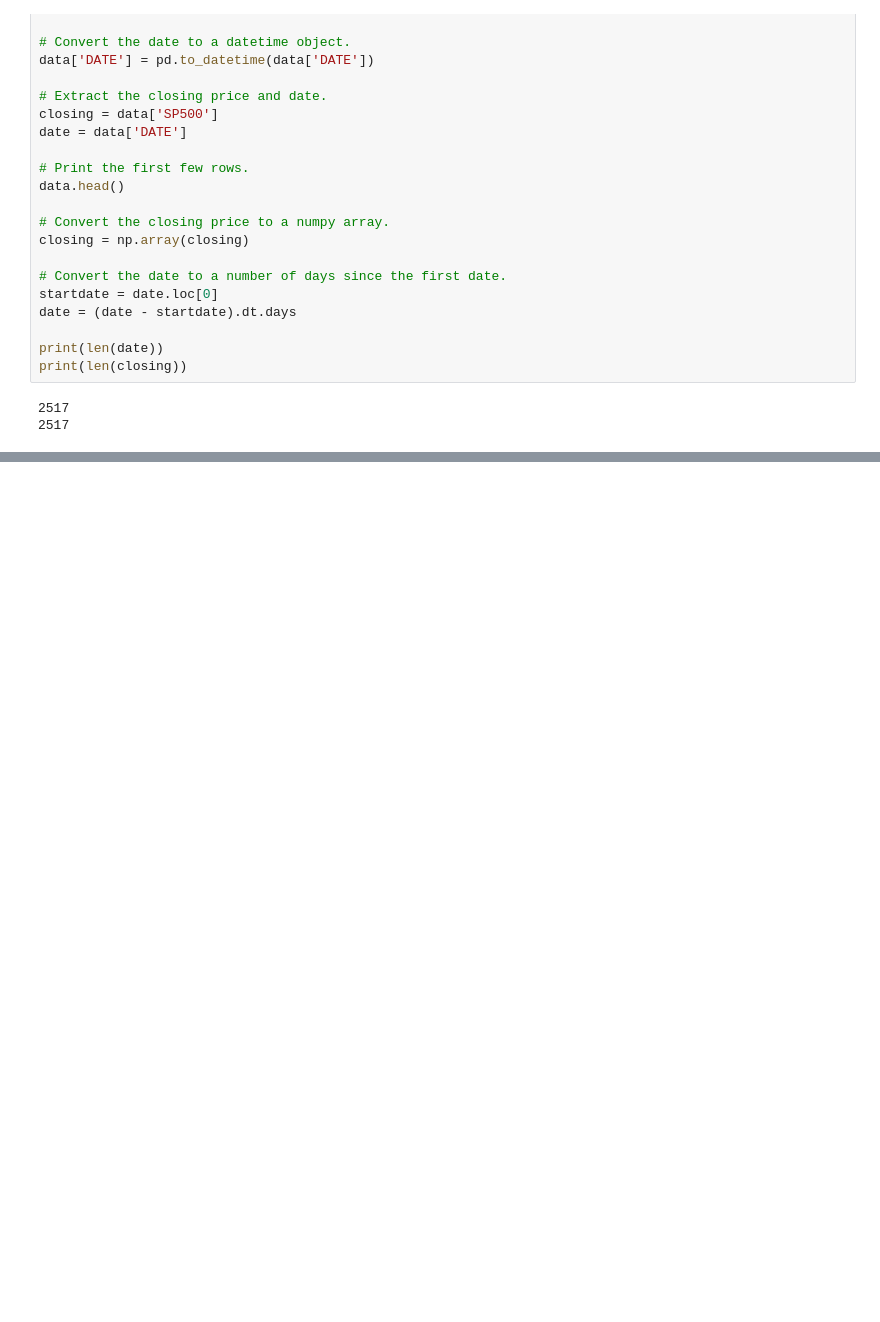
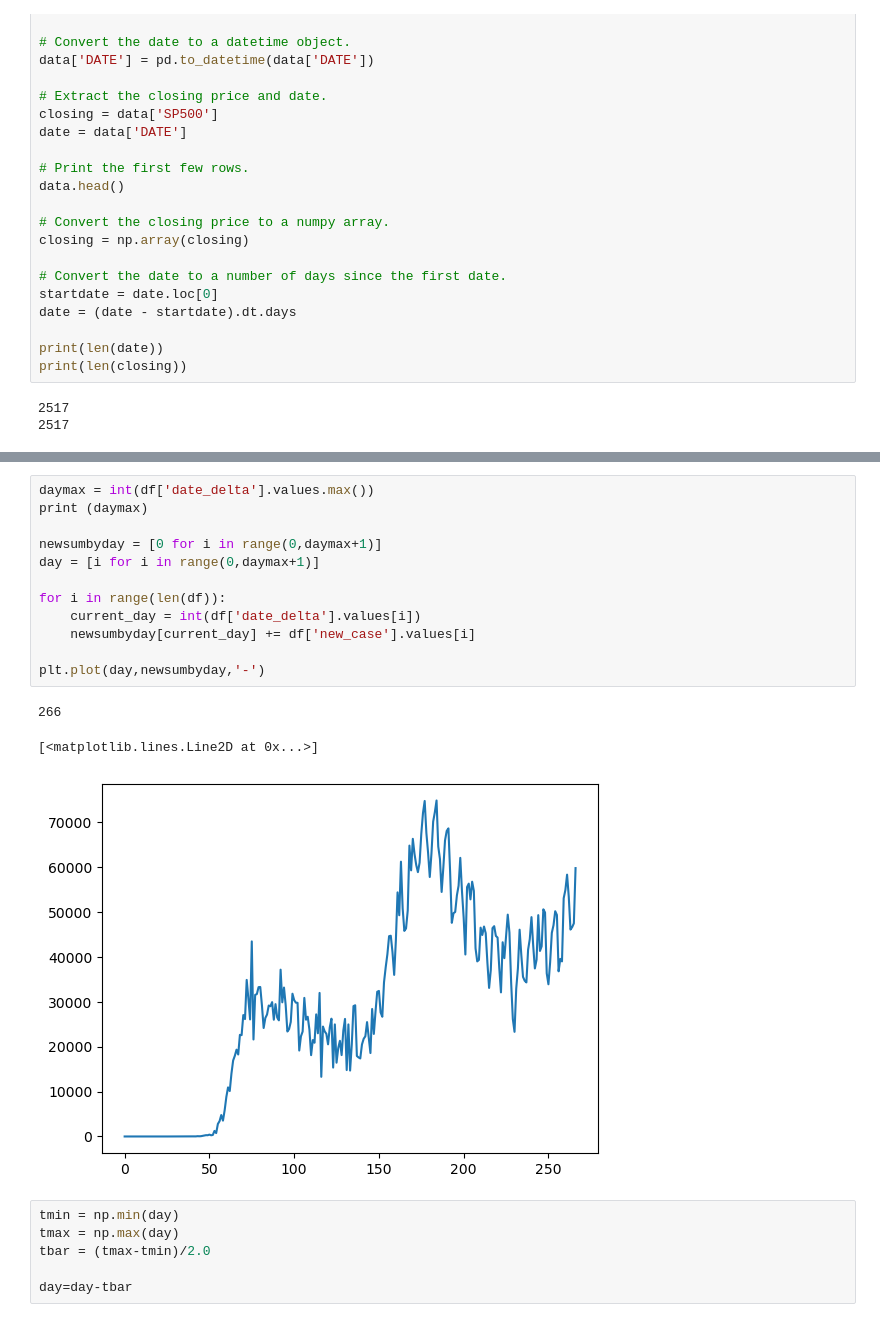
Before and after one commit to brash99/phys340, a Jupyter notebook: JupyterNotebooks/Fourier_Series/RealWorldData.ipynb, the cells around one changed output, grey strips where cells are left out. Drawn from its saved outputs; the diff is of its cells as text; blank space fills up the shorter version.

```diff
--- a/JupyterNotebooks/Fourier_Series/RealWorldData.ipynb
+++ b/JupyterNotebooks/Fourier_Series/RealWorldData.ipynb
@@ -111,0 +167,22 @@ Nyquist frequency = 1258.5
+# %%
+daymax = int(df['date_delta'].values.max())
+print (daymax)
+
+newsumbyday = [0 for i in range(0,daymax+1)]
+day = [i for i in range(0,daymax+1)]
+
+for i in range(len(df)):
+    current_day = int(df['date_delta'].values[i])
+    newsumbyday[current_day] += df['new_case'].values[i]
+
+plt.plot(day,newsumbyday,'-')
+# %% [output]
+266
+[<matplotlib.lines.Line2D at 0x...>]
+[figure, added]
+# %%
+tmin = np.min(day)
+tmax = np.max(day)
+tbar = (tmax-tmin)/2.0
+
+day=day-tbar
```
Also changed, not shown: parts of 10 cells of this notebook, 2 other files.
